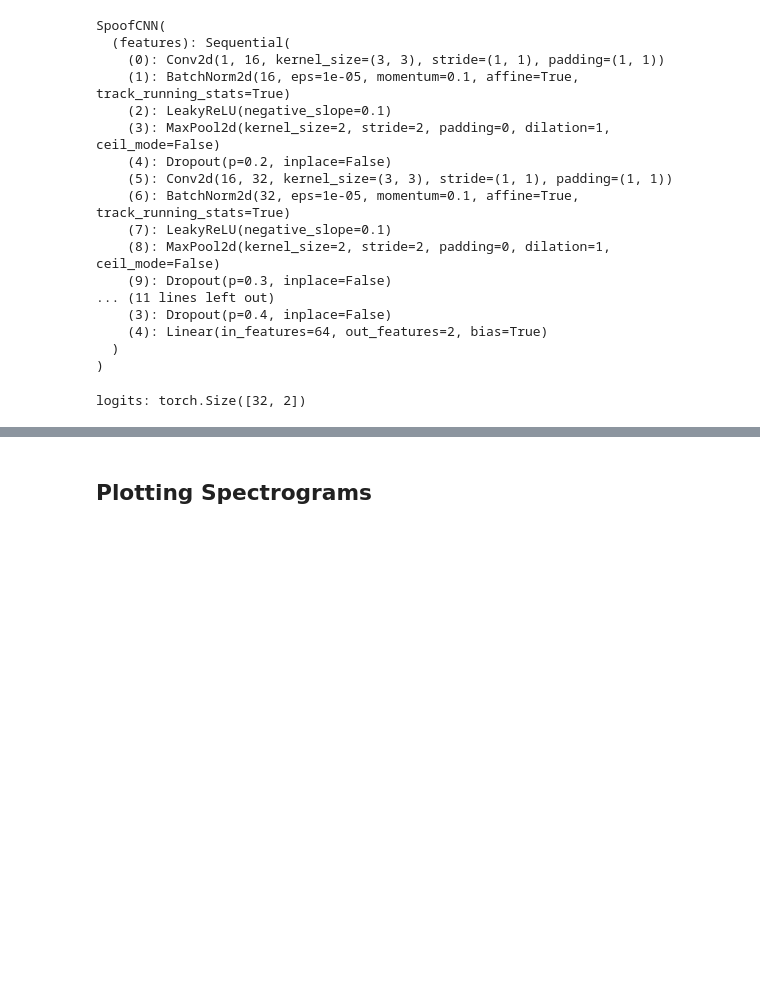
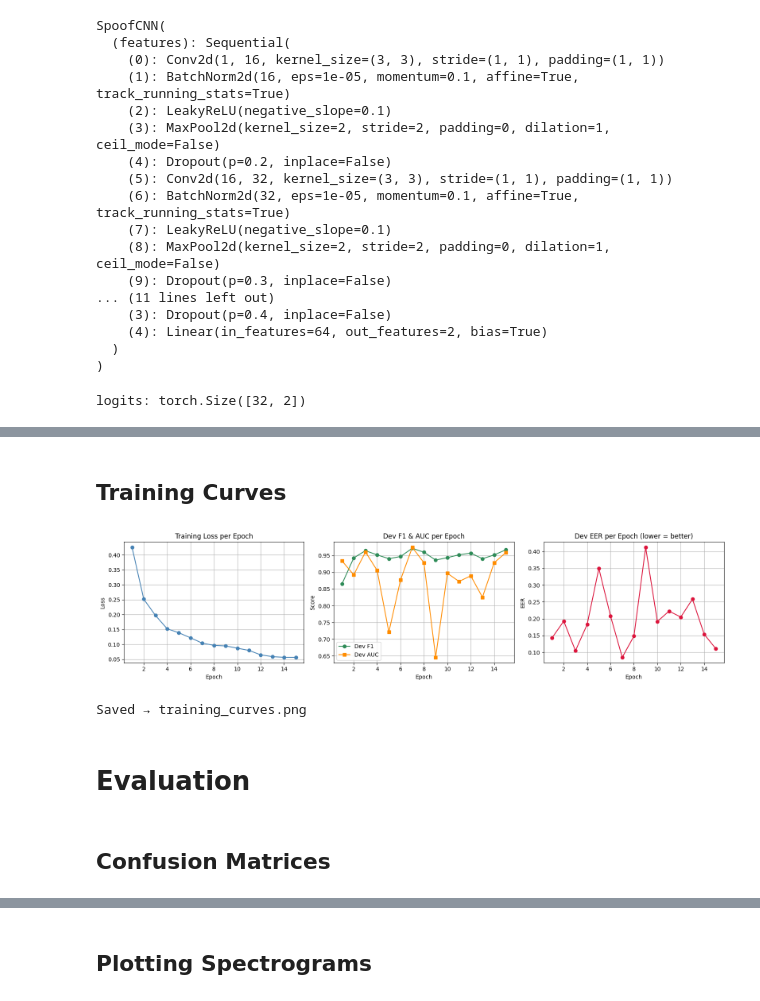
Before and after one commit to Samanalee05/fyp-speaking-skills-app, a Jupyter notebook: PipelineA_ASVspoof/notebooks/PipelineA_AudioSpoofDetection_v4.ipynb, the cells around one changed output, grey strips where cells are left out. Drawn from its saved outputs; the diff is of its cells as text; code cells hidden in the pictures; blank space fills up the shorter version.

Commit message:
Complete Pipeline A training: 15 epochs, best dev_f1=0.9719, add training curves

```diff
--- a/PipelineA_ASVspoof/notebooks/PipelineA_AudioSpoofDetection_v4.ipynb
+++ b/PipelineA_ASVspoof/notebooks/PipelineA_AudioSpoofDetection_v4.ipynb
@@ -470,9 +489,10 @@ def train_one_epoch(model, loader):
     return total_loss / len(loader.dataset)
 # %%
 # === Full Training Loop ===
-best_dev_f1 = -1.0
-best_path = "best_spoof_cnn_v3.pth"
-history = []
+
+scheduler = torch.optim.lr_scheduler.ReduceLROnPlateau(
+    optimizer, mode="max", factor=0.5, patience=3
+)
 
 for epoch in range(1, cfg.epochs + 1):
     train_loss = train_one_epoch(model, train_loader)
@@ -482,6 +502,8 @@ for epoch in range(1, cfg.epochs + 1):
     dev_f1  = f1_score(y_dev, pred_dev)
     dev_auc = roc_auc_score(y_dev, prob_dev)
     dev_eer = compute_eer(y_dev, prob_dev)
+
+    scheduler.step(dev_f1)
 
     row = {
         "epoch": epoch,
@@ -493,10 +515,14 @@ for epoch in range(1, cfg.epochs + 1):
     }
     history.append(row)
 
-    print(f"Epoch {epoch:02d} | loss={train_loss:.4f} | dev_acc={dev_acc:.4f} | dev_f1={dev_f1:.4f} | dev_auc={dev_auc:.4f} | dev_eer={dev_eer:.4f}")
+    print(
+        f"Epoch {epoch:02d} | loss={train_loss:.4f} | "
+        f"dev_acc={dev_acc:.4f} | dev_f1={dev_f1:.4f} | "
+        f"dev_auc={dev_auc:.4f} | dev_eer={dev_eer:.4f}"
+    )
 
     if dev_f1 > best_dev_f1:
         best_dev_f1 = dev_f1
         torch.save({"model_state": model.state_dict(), "cfg": cfg.__dict__}, best_path)
-        print(f"  ✅ Saved best checkpoint to {best_path} (dev_f1={best_dev_f1:.4f})")
+        print(f"  ✅ Saved best checkpoint → {best_path}  (dev_f1={best_dev_f1:.4f})")
 # %% [output]
@@ -526,4 +545,45 @@ ServerApp.rate_limit_window=3.0 (secs)
 ... (3 outputs left out)
+# %% [markdown]
+## Training Curves
+# %%
+# ---- Plot training curves ----
+epochs_list  = [r["epoch"]     for r in history]
+losses       = [r["train_loss"] for r in history]
+dev_f1s      = [r["dev_f1"]    for r in history]
+dev_aucs     = [r["dev_auc"]   for r in history]
+dev_eers     = [r["dev_eer"]   for r in history]
+
+fig, axes = plt.subplots(1, 3, figsize=(16, 4))
+
+axes[0].plot(epochs_list, losses, marker="o", color="steelblue")
+axes[0].set_title("Training Loss per Epoch")
+axes[0].set_xlabel("Epoch")
+axes[0].set_ylabel("Loss")
+axes[0].grid(True)
+
+axes[1].plot(epochs_list, dev_f1s,  marker="o", label="Dev F1",  color="seagreen")
+axes[1].plot(epochs_list, dev_aucs, marker="s", label="Dev AUC", color="darkorange")
+axes[1].set_title("Dev F1 & AUC per Epoch")
+axes[1].set_xlabel("Epoch")
+axes[1].set_ylabel("Score")
+axes[1].legend()
+axes[1].grid(True)
+
+axes[2].plot(epochs_list, dev_eers, marker="o", color="crimson")
+axes[2].set_title("Dev EER per Epoch (lower = better)")
+axes[2].set_xlabel("Epoch")
+axes[2].set_ylabel("EER")
+axes[2].grid(True)
+
+plt.tight_layout()
+plt.savefig("training_curves.png", dpi=150, bbox_inches="tight")
+plt.show()
+print("Saved → training_curves.png")
+# %% [output]
+[figure, added]
+Saved → training_curves.png
+# %% [markdown]
+# Evaluation
 # %%
 # === Load Best Check Point ===
 ckpt = torch.load(best_path, map_location=device)
@@ -548,3 +616,5 @@ print("EVAL F1:", f1_score(y_eval, pred_eval))
 print("EVAL ROC-AUC:", roc_auc_score(y_eval, prob_eval))
 print("EVAL EER:", compute_eer(y_eval, prob_eval))
 print("EVAL Confusion matrix:\n", confusion_matrix(y_eval, pred_eval))
+# %% [markdown]
+## Confusion Matrices
```
Also changed, not shown: parts of 19 cells of this notebook, 2 other files.
